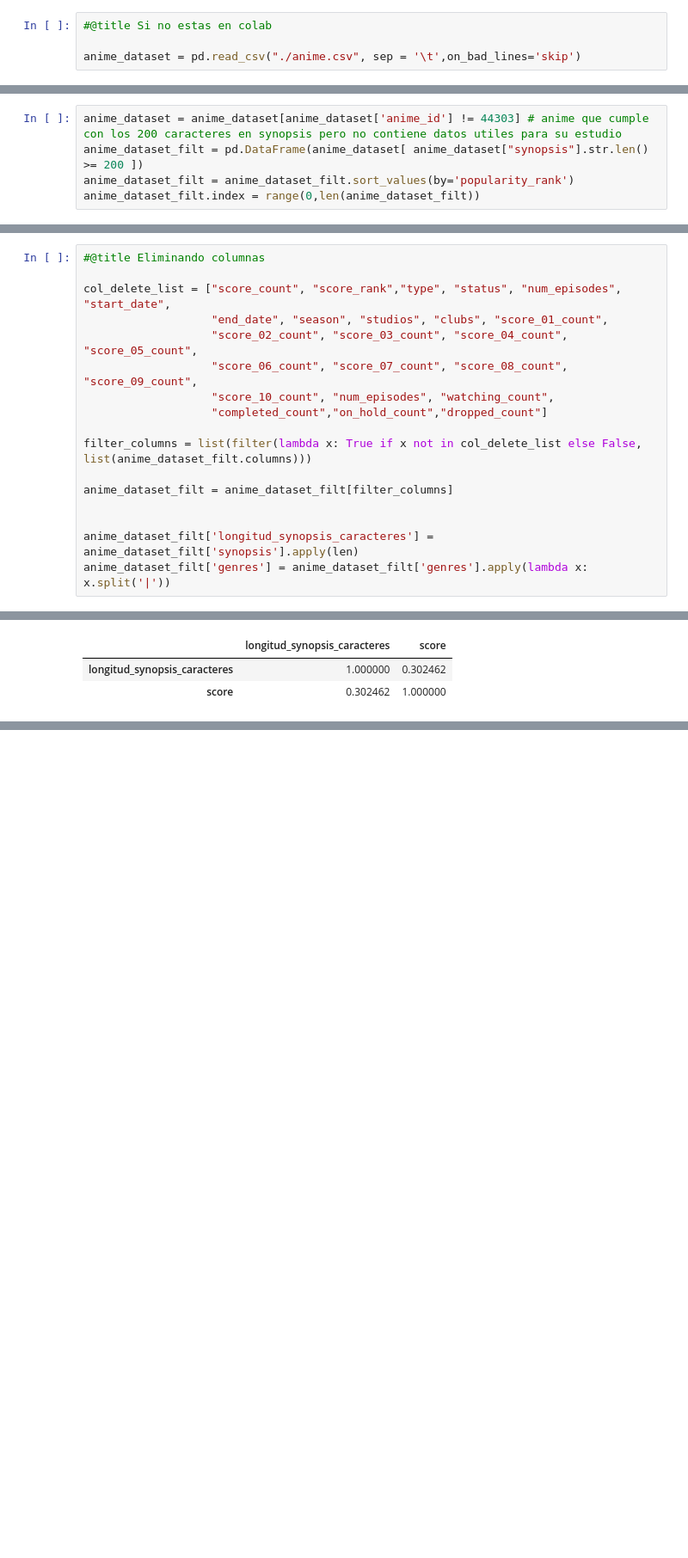
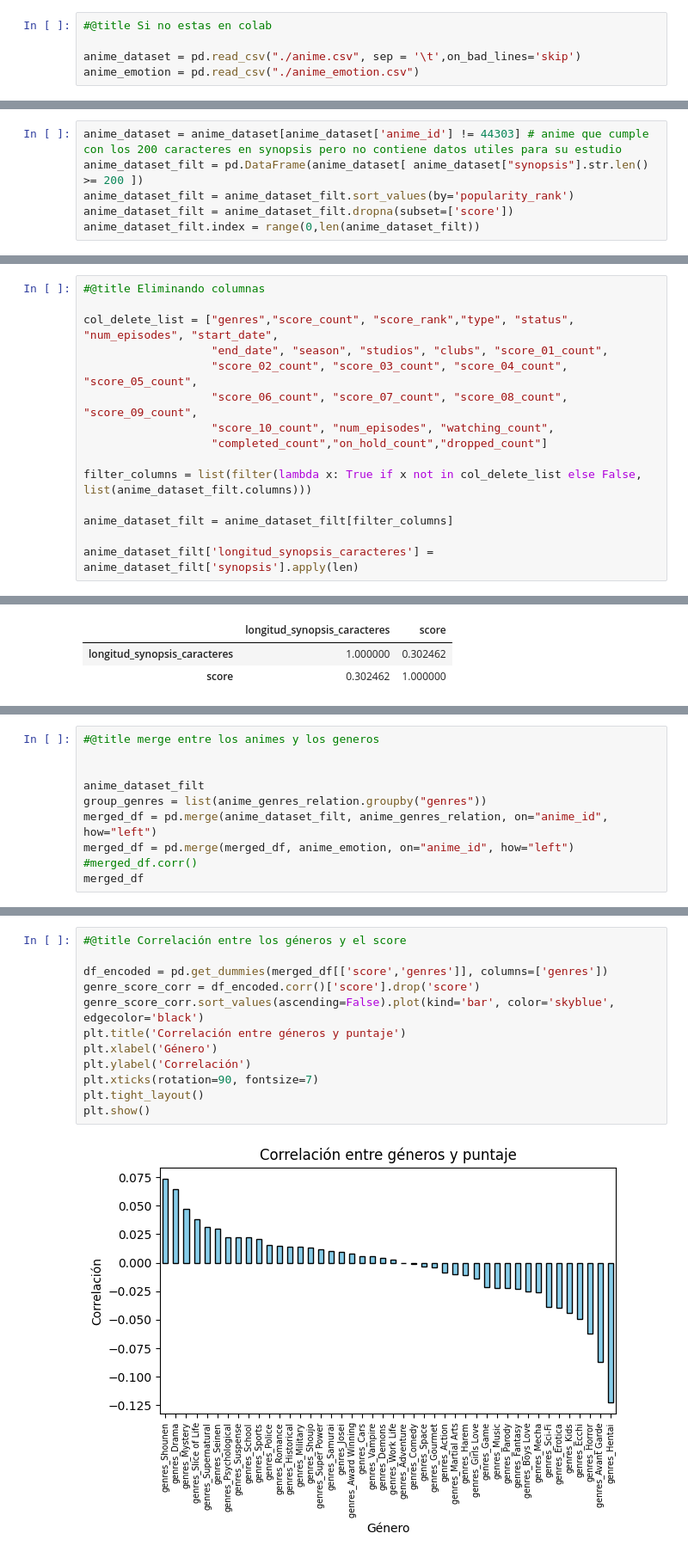
Before and after one commit to repositoriosHackaton/SIC25-CubitsUCV, a Jupyter notebook: Analisis de datos/main.ipynb, the cells around one changed output, grey strips where cells are left out. Shown: that part at 86% size. Cells and saved outputs as stored; diff of their text form; blank space fills up the shorter version.

```diff
--- a/Analisis de datos/main.ipynb
+++ b/Analisis de datos/main.ipynb
@@ -19,3 +21,4 @@ Extracting files...
 #@title Si no estas en colab
 
 anime_dataset = pd.read_csv("./anime.csv", sep = '\t',on_bad_lines='skip')
+anime_emotion = pd.read_csv("./anime_emotion.csv")
@@ -28,4 +33,5 @@ anime_dataset.columns = anime_dataset.columns.str.replace(' ', '_')
 anime_dataset = anime_dataset[anime_dataset['anime_id'] != 44303] # anime que cumple con los 200 caracteres en synopsis pero no contiene datos utiles para su estudio
 anime_dataset_filt = pd.DataFrame(anime_dataset[ anime_dataset["synopsis"].str.len() >= 200 ])
 anime_dataset_filt = anime_dataset_filt.sort_values(by='popularity_rank')
+anime_dataset_filt = anime_dataset_filt.dropna(subset=['score'])
 anime_dataset_filt.index = range(0,len(anime_dataset_filt))
@@ -32,7 +66,7 @@ anime_dataset_filt.index = range(0,len(anime_dataset_filt))
 # %%
 #@title Eliminando columnas
 
-col_delete_list = ["score_count", "score_rank","type", "status", "num_episodes", "start_date",
+col_delete_list = ["genres","score_count", "score_rank","type", "status", "num_episodes", "start_date",
                    "end_date", "season", "studios", "clubs", "score_01_count",
                    "score_02_count", "score_03_count", "score_04_count", "score_05_count",
                    "score_06_count", "score_07_count", "score_08_count", "score_09_count",
@@ -43,9 +77,7 @@ filter_columns = list(filter(lambda x: True if x not in col_delete_list else Fal
 
 anime_dataset_filt = anime_dataset_filt[filter_columns]
 
-
 anime_dataset_filt['longitud_synopsis_caracteres'] = anime_dataset_filt['synopsis'].apply(len)
-anime_dataset_filt['genres'] = anime_dataset_filt['genres'].apply(lambda x: x.split('|'))
 # %% [output]
 A value is trying to be set on a copy of a slice from a DataFrame.
 Try using .loc[row_indexer,col_indexer] = value instead
@@ -178,0 +219,10 @@ for element in anime_dataset_filt[["anime_id","title", "synopsis"]][len(df):].it
+# %%
+#@title merge entre los animes y los generos
+
+
+anime_dataset_filt
+group_genres = list(anime_genres_relation.groupby("genres"))
+merged_df = pd.merge(anime_dataset_filt, anime_genres_relation, on="anime_id", how="left")
+merged_df = pd.merge(merged_df, anime_emotion, on="anime_id", how="left")
+#merged_df.corr()
+merged_df
@@ -178,0 +281,14 @@ for element in anime_dataset_filt[["anime_id","title", "synopsis"]][len(df):].it
+# %%
+#@title Correlación entre los géneros y el score
+
+df_encoded = pd.get_dummies(merged_df[['score','genres']], columns=['genres'])
+genre_score_corr = df_encoded.corr()['score'].drop('score')
+genre_score_corr.sort_values(ascending=False).plot(kind='bar', color='skyblue', edgecolor='black')
+plt.title('Correlación entre géneros y puntaje')
+plt.xlabel('Género')
+plt.ylabel('Correlación')
+plt.xticks(rotation=90, fontsize=7)
+plt.tight_layout()
+plt.show()
+# %% [output]
+[figure, added]
```
Also changed, not shown: parts of 21 cells of this notebook.
